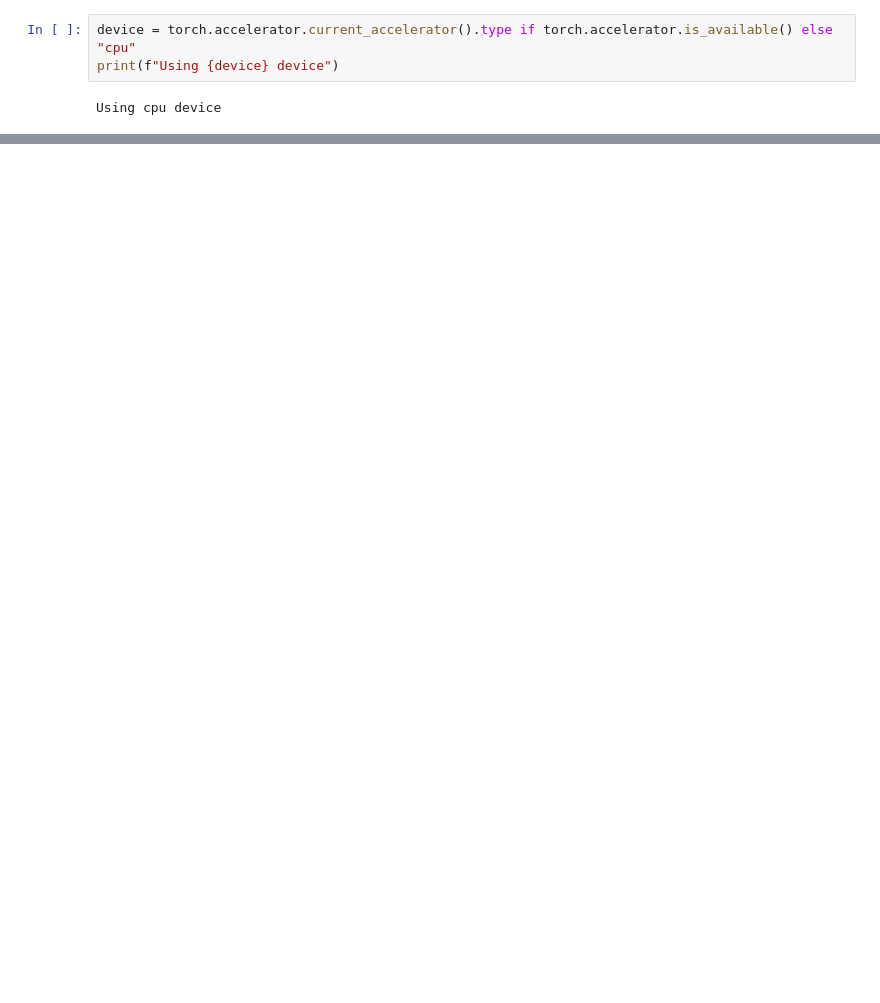
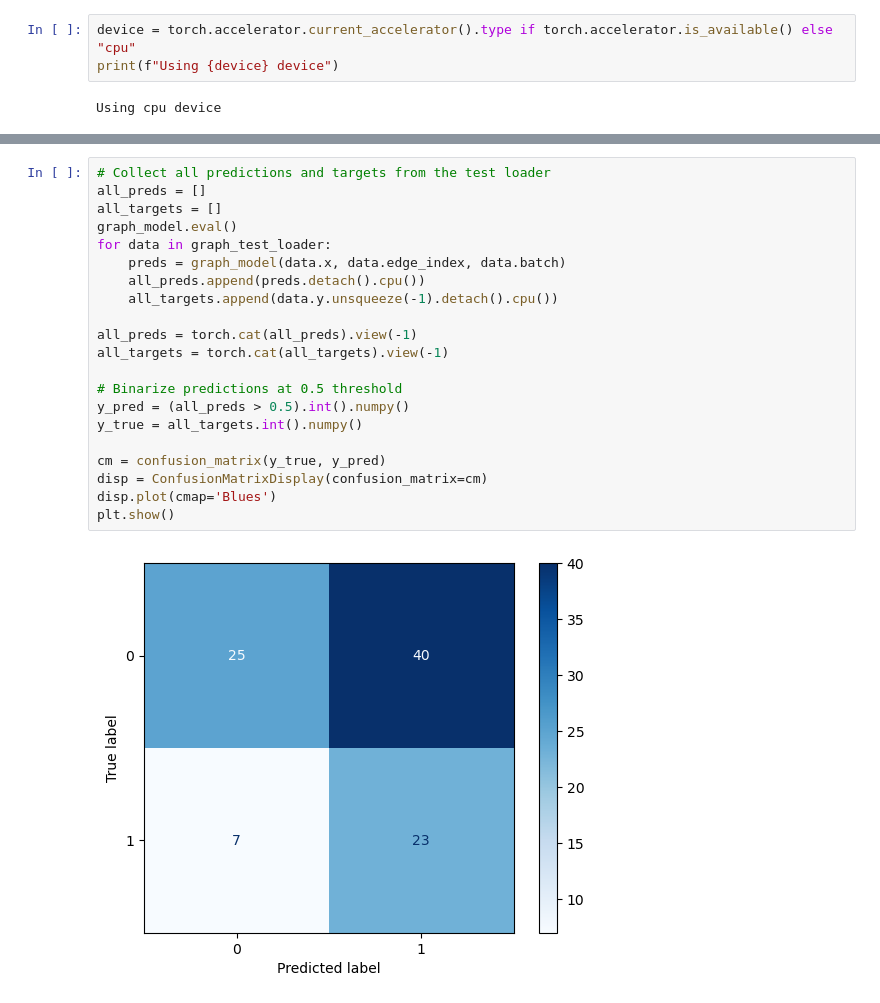
Before and after one commit to GiebatG/Psychosis-classification-with-rsfMRI, a Jupyter notebook: Project.ipynb, the cells around one changed output, grey strips where cells are left out. Drawn from its saved outputs; the diff is of its cells as text; blank space fills up the shorter version.

```diff
--- a/Project.ipynb
+++ b/Project.ipynb
@@ -500,0 +535,23 @@ NameError: name 'dl' is not defined
+# %%
+# Collect all predictions and targets from the test loader
+all_preds = []
+all_targets = []
+graph_model.eval()
+for data in graph_test_loader:
+    preds = graph_model(data.x, data.edge_index, data.batch)
+    all_preds.append(preds.detach().cpu())
+    all_targets.append(data.y.unsqueeze(-1).detach().cpu())
+
+all_preds = torch.cat(all_preds).view(-1)
+all_targets = torch.cat(all_targets).view(-1)
+
+# Binarize predictions at 0.5 threshold
+y_pred = (all_preds > 0.5).int().numpy()
+y_true = all_targets.int().numpy()
+
+cm = confusion_matrix(y_true, y_pred)
+disp = ConfusionMatrixDisplay(confusion_matrix=cm)
+disp.plot(cmap='Blues')
+plt.show()
+# %% [output]
+[figure, added]
```
Also changed, not shown: parts of 28 cells of this notebook, 1 other file.
